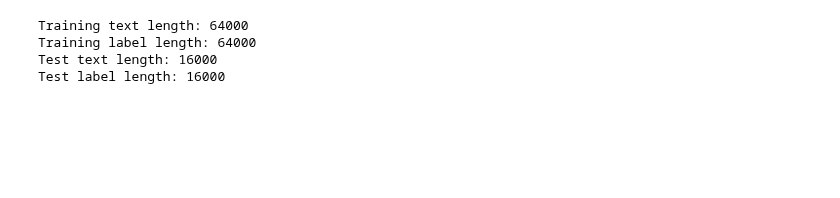
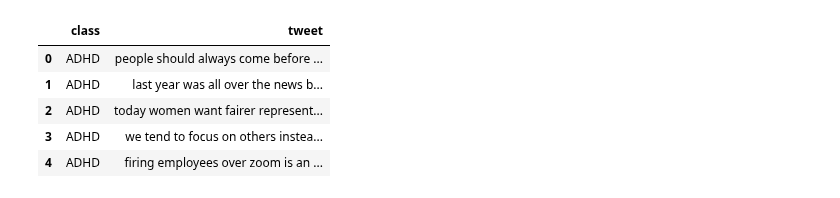
Before and after one commit to xujianhong/Twitter_depression_detection, a Jupyter notebook: BiLSTM.ipynb, the cells around one changed output. Drawn from its saved outputs; the diff is of its cells as text; code cells hidden in the pictures; blank space fills up the shorter version.

```diff
--- a/BiLSTM.ipynb
+++ b/BiLSTM.ipynb
@@ -54,5 +25,10 @@ class BiLSTMClassifier(nn.Module):
 # %%
-df = pd.read_csv("/root/autodl-tmp/remotefolder/cleaned_tweet_80k.csv")
-# df = pd.read_csv("/Users/jianhongxu/python_project/twitter_dataset/cleaned_tweet_80k.csv")
-texts = df['tweet'].astype(str).values
-labels = df['class'].values
+df = pd.read_csv("/Users/jianhongxu/python_project/twitter_dataset/cleaned_tweet_9k.csv")
+df.head()
+# %% [output]
+|  | class | tweet |
+| 0 | ADHD | people should always come before ... |
+| 1 | ADHD | last year was all over the news b... |
+| 2 | ADHD | today women want fairer represent... |
+| 3 | ADHD | we tend to focus on others instea... |
+| 4 | ADHD | firing employees over zoom is an ... |
@@ -62,12 +34,0 @@ labels = ohe.fit_transform(labels.reshape(-1,1))
-# %%
-train_texts, test_texts, train_labels, test_labels = train_test_split(texts, labels, test_size=0.2, random_state=42)
-
-print(f'Training text length: {train_texts.shape[0]}')
-print(f'Training label length: {train_labels.shape[0]}')
-print(f'Test text length: {test_texts.shape[0]}')
-print(f'Test label length: {test_labels.shape[0]}')
-# %% [output]
-Training text length: 64000
-Training label length: 64000
-Test text length: 16000
-Test label length: 16000
```
Also changed, not shown: parts of 26 cells of this notebook.
